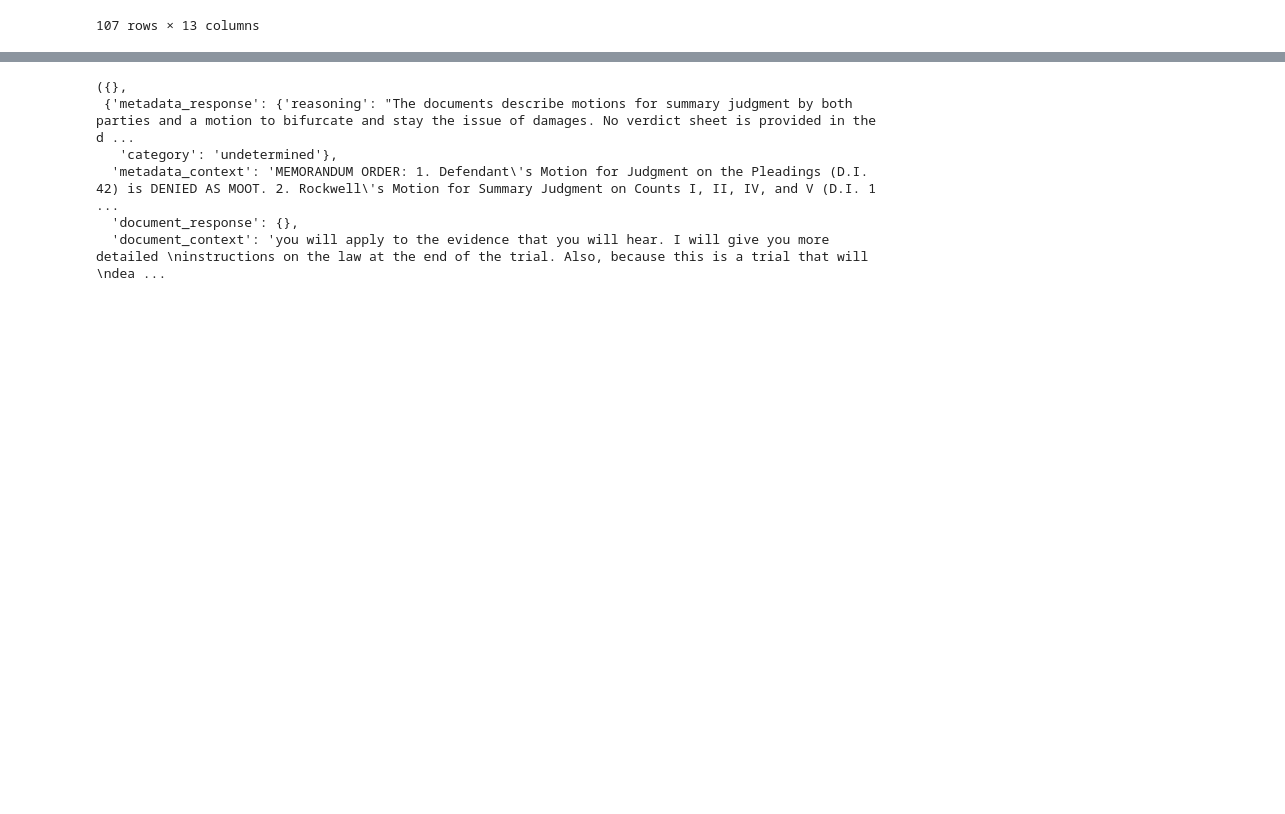
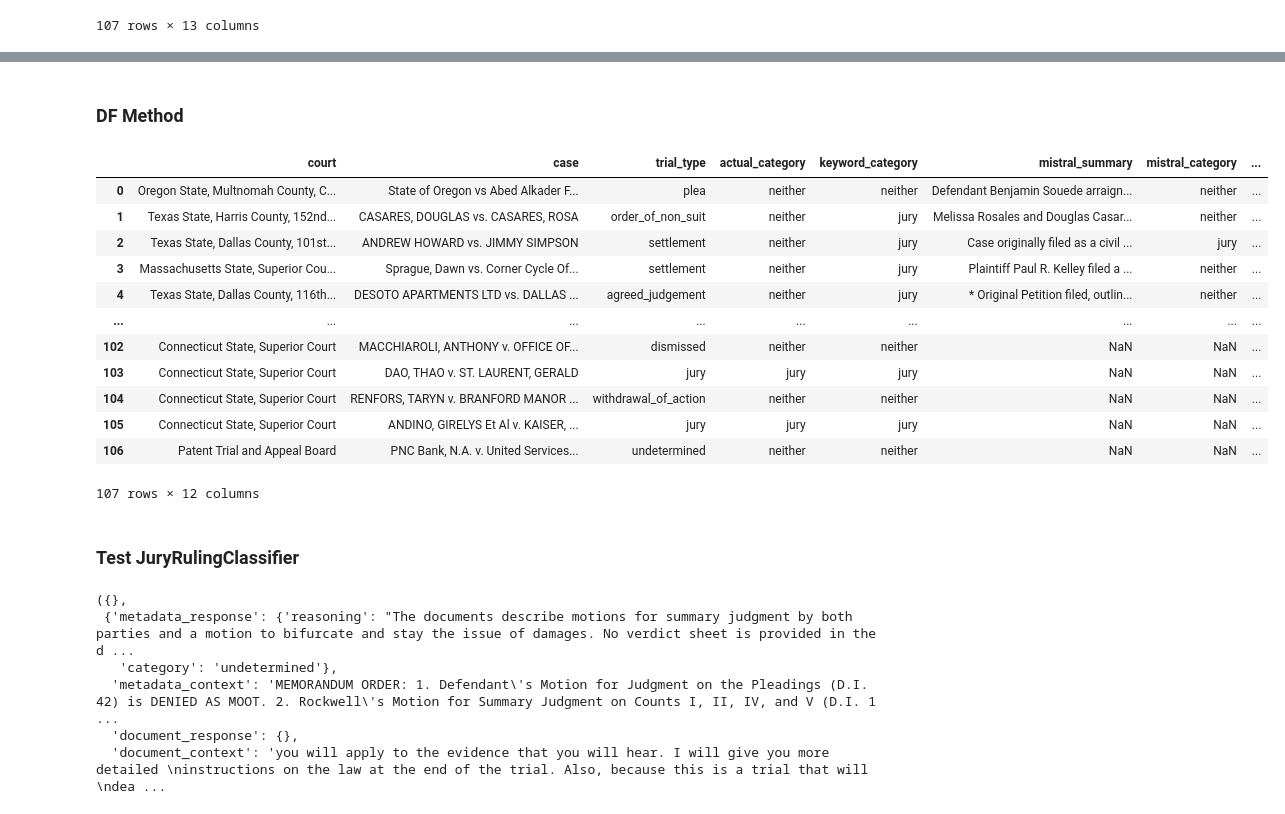
Before and after one commit to ampribe/variable-extraction, a Jupyter notebook: ruling_classification.ipynb, the cells around one changed output, grey strips where cells are left out. Cells and saved outputs as stored; diff of their text form; code cells hidden in the pictures; blank space fills up the shorter version.

```diff
--- a/ruling_classification.ipynb
+++ b/ruling_classification.ipynb
@@ -60,3 +78,25 @@ df = DocDF(doc_df, parent_folder)
+# %% [markdown]
+### DF Method
+# %%
+df = pd.read_csv("labeled_cases.csv")
+# %%
+df
+# %% [output]
+|  | court | case | trial_type | actual_category | keyword_category | mistral_summary | mistral_category | ... |
+| 0 | Oregon State, Multnomah County, C... | State of Oregon vs Abed Alkader F... | plea | neither | neither | Defendant Benjamin Souede arraign... | neither | ... |
+| 1 | Texas State, Harris County, 152nd... | CASARES, DOUGLAS vs. CASARES, ROSA | order_of_non_suit | neither | jury | Melissa Rosales and Douglas Casar... | neither | ... |
+| 2 | Texas State, Dallas County, 101st... | ANDREW HOWARD vs. JIMMY SIMPSON | settlement | neither | jury | Case originally filed as a civil ... | jury | ... |
+| 3 | Massachusetts State, Superior Cou... | Sprague, Dawn vs. Corner Cycle Of... | settlement | neither | jury | Plaintiff Paul R. Kelley filed a ... | neither | ... |
+| 4 | Texas State, Dallas County, 116th... | DESOTO APARTMENTS LTD vs. DALLAS ... | agreed_judgement | neither | jury | * Original Petition filed, outlin... | neither | ... |
+| ... | ... | ... | ... | ... | ... | ... | ... | ... |
+| 102 | Connecticut State, Superior Court | MACCHIAROLI, ANTHONY v. OFFICE OF... | dismissed | neither | neither | NaN | NaN | ... |
+| 103 | Connecticut State, Superior Court | DAO, THAO v. ST. LAURENT, GERALD | jury | jury | jury | NaN | NaN | ... |
+| 104 | Connecticut State, Superior Court | RENFORS, TARYN v. BRANFORD MANOR ... | withdrawal_of_action | neither | neither | NaN | NaN | ... |
+| 105 | Connecticut State, Superior Court | ANDINO, GIRELYS Et Al v. KAISER, ... | jury | jury | jury | NaN | NaN | ... |
+| 106 | Patent Trial and Appeal Board | PNC Bank, N.A. v. United Services... | undetermined | neither | neither | NaN | NaN | ... |
+107 rows × 12 columns
+# %% [markdown]
+### Test JuryRulingClassifier
 # %%
 path = 'workdata/100_random_sample/Delaware_District_Court/1--21-cv-01238/metadata.json'
 classifier = JuryRulingClassifier(path)
```
Also changed, not shown: parts of 12 cells of this notebook, 4 other files.
